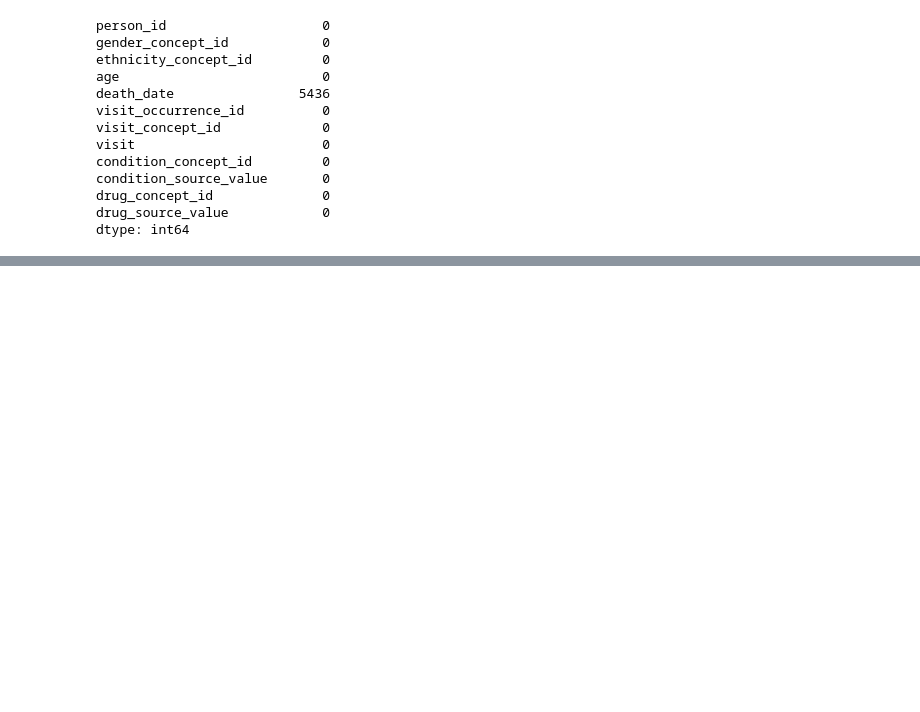
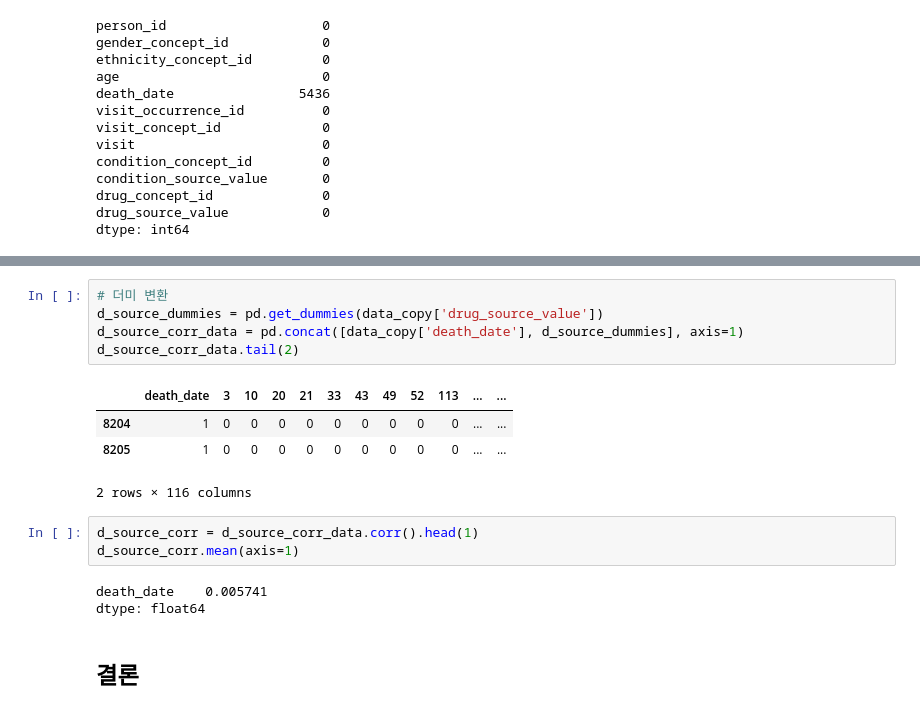
Before and after one commit to yoon-kyung/synthea, a Jupyter notebook: analysis.ipynb, the cells around one changed output, grey strips where cells are left out. Drawn from its saved outputs; the diff is of its cells as text; blank space fills up the shorter version.

```diff
--- a/analysis.ipynb
+++ b/analysis.ipynb
@@ -188,0 +451,18 @@ dtype: int64
+# %%
+# 더미 변환
+d_source_dummies = pd.get_dummies(data_copy['drug_source_value'])
+d_source_corr_data = pd.concat([data_copy['death_date'], d_source_dummies], axis=1)
+d_source_corr_data.tail(2)
+# %% [output]
+|  | death_date | 3 | 10 | 20 | 21 | 33 | 43 | 49 | 52 | 113 | ... | ... |
+| 8204 | 1 | 0 | 0 | 0 | 0 | 0 | 0 | 0 | 0 | 0 | ... | ... |
+| 8205 | 1 | 0 | 0 | 0 | 0 | 0 | 0 | 0 | 0 | 0 | ... | ... |
+2 rows × 116 columns
+# %%
+d_source_corr = d_source_corr_data.corr().head(1)
+d_source_corr.mean(axis=1)
+# %% [output]
+death_date    0.005741
+dtype: float64
+# %% [markdown]
+## 결론
```
Also changed, not shown: parts of 35 cells of this notebook.
